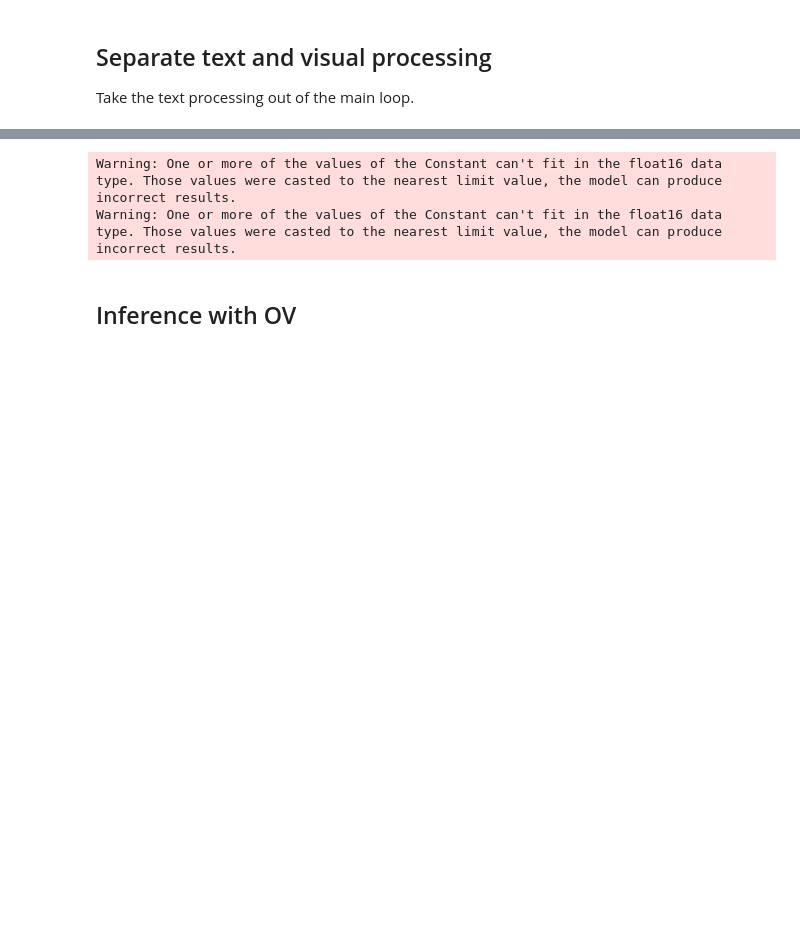
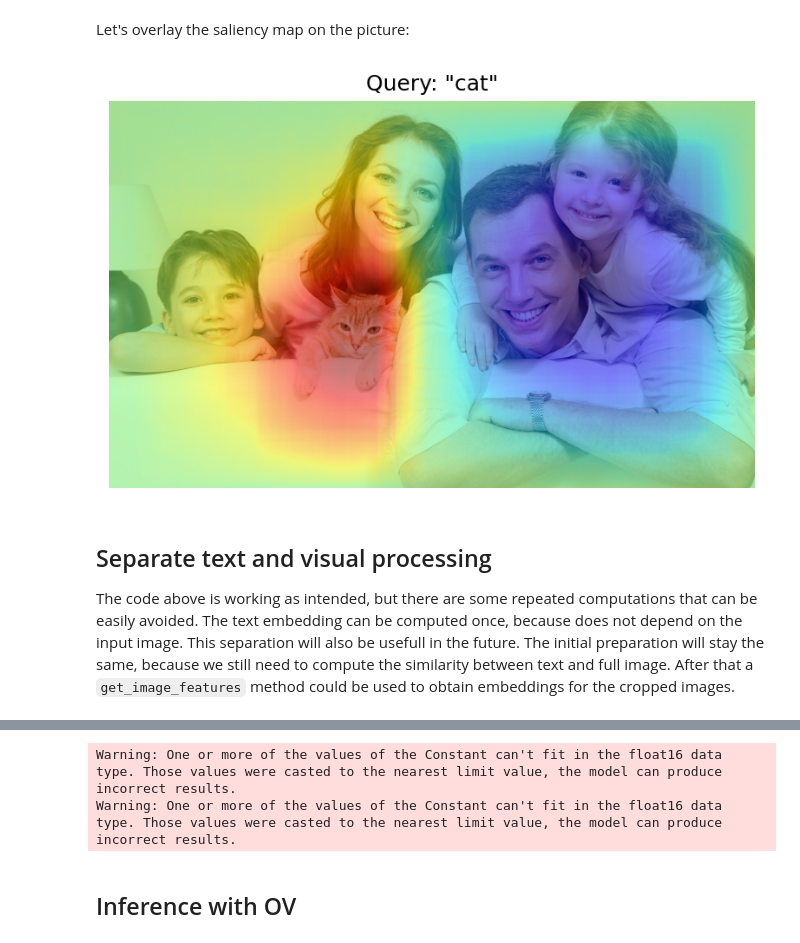
Before and after one commit to apaniukov/openvino_notebooks, a Jupyter notebook: notebooks/clip_visual_saliency/clip_saliency_qa.ipynb, the cells around one changed output, grey strips where cells are left out. Saved outputs shown, nothing was run; the diff lists cells and outputs as text; code cells hidden in the pictures; blank space fills up the shorter version.

```diff
--- a/notebooks/clip_visual_saliency/clip_saliency_qa.ipynb
+++ b/notebooks/clip_visual_saliency/clip_saliency_qa.ipynb
@@ -117,5 +161,21 @@ plt.show()
+# %% [markdown]
+Let's overlay the saliency map on the picture:
+# %%
+plt.figure(dpi=150)
+plt.imshow(im_tensor)
+plt.imshow(
+    saliency_map,
+    norm=colors.TwoSlopeNorm(vcenter=0),
+    cmap="jet",
+    alpha=0.5,
+)
+plt.title(f'Query: "{query}"')
+plt.axis("off")
+plt.show()
+# %% [output]
+[figure, added]
 # %% [markdown]
 ## Separate text and visual processing
 
-Take the text processing out of the main loop.
+The code above is working as intended, but there are some repeated computations that can be easily avoided. The text embedding can be computed once, because does not depend on the input image. This separation will also be usefull in the future. The initial preparation will stay the same, because we still need to compute the similarity between text and full image. After that a `get_image_features` method could be used to obtain embeddings for the cropped images.
 # %%
```
Also changed, not shown: parts of 36 cells of this notebook.
